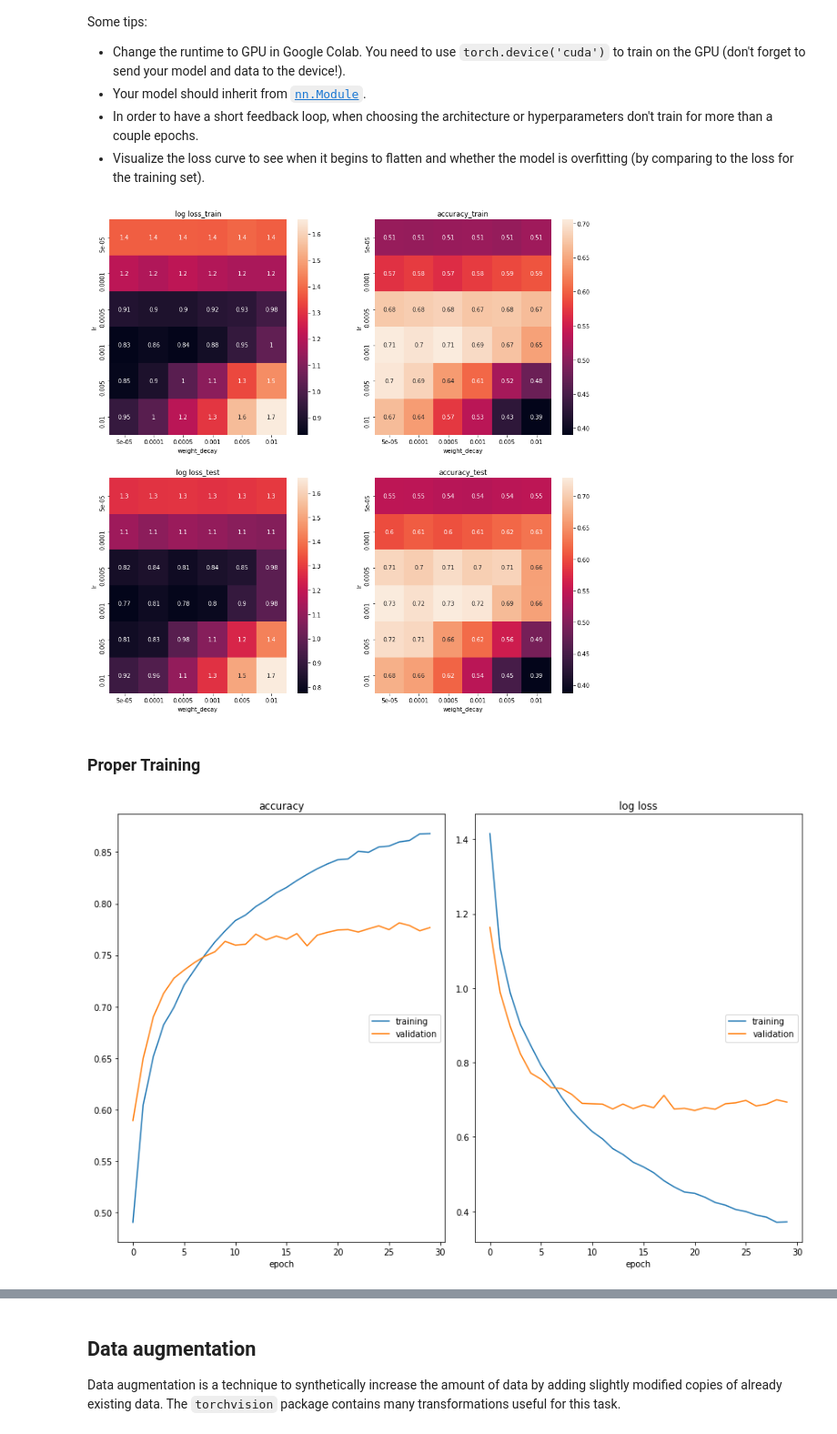
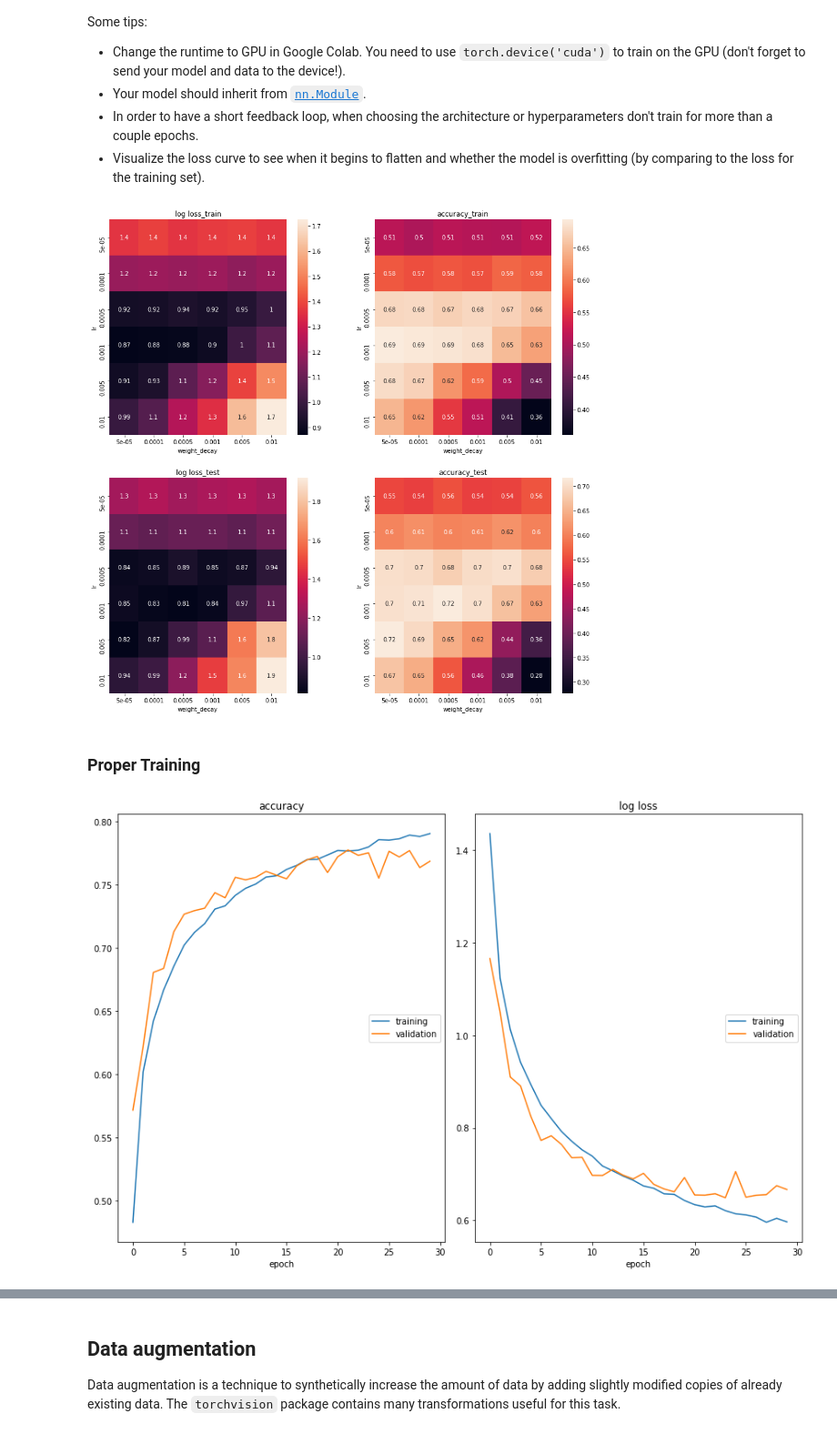
Before and after one commit to BartekKrzepkowski/aann2021-private-bk, a Jupyter notebook: solutions/bk_solution_07_computer_vision.ipynb, the cells around one changed output, grey strips where cells are left out. Shown at 91% size. Cells and saved outputs as stored; diff of their text form; code cells hidden in the pictures.

Commit message:
hw7 implemented dropout batchnorm1d batchnorm2d

```diff
--- a/solutions/bk_solution_07_computer_vision.ipynb
+++ b/solutions/bk_solution_07_computer_vision.ipynb
@@ -158,27 +158,29 @@ def loaders(batch_size, exp_no=0):
     }
     return loaders
 # %%
+from trainer import Dropout, BatchNorm1d, BatchNorm2d
+
 class BN2d_Conv_Net(nn.Module):
     def __init__(self):
         super(BN2d_Conv_Net, self).__init__()
         self.net = nn.Sequential(nn.Conv2d(3, 32, kernel_size=3, stride=2, padding=1), # 15
-                                 nn.BatchNorm2d(32),
+                                 BatchNorm2d(32),
                                  nn.ReLU(),
-                                 nn.Dropout(0.2),
+                                 Dropout(0.2),
                                  nn.Conv2d(32, 64, kernel_size=3, stride=1), # 13
-                                 nn.BatchNorm2d(64),
+                                 BatchNorm2d(64),
                                  nn.ReLU(),
                                  nn.Conv2d(64, 128, kernel_size=3, stride=2, padding=1), # 6
-                                 nn.BatchNorm2d(128),
+                                 BatchNorm2d(128),
                                  nn.ReLU(),
                                  nn.MaxPool2d(kernel_size=2, stride=2)) #3
-        self.fc = nn.Sequential(nn.Dropout(0.2),
+        self.fc = nn.Sequential(Dropout(0.2),
                                 nn.Linear(3*3*128, 256),
-                                nn.BatchNorm1d(256),
+                                BatchNorm1d(256),
                                 nn.ReLU(),
-                                nn.Dropout(0.3),
+                                Dropout(0.3),
                                 nn.Linear(256, 100),
-                                nn.BatchNorm1d(100),
+                                BatchNorm1d(100),
                                 nn.ReLU(),
                                 nn.Linear(100, 10))
 
@@ -219,28 +221,28 @@ params_runs = {
 
 trainer.run_trainer(**params_runs)
 # %% [output]
-[figure, old version]
+[figure, new version]
 # %% [markdown]
 ### Proper Training
 # %%
 model_ls = [{}]
 loaders_ls = [{'exp_no':0, 'batch_size':100}]
 criterion_ls = [{}]
-optim_ls = [{'lr': 0.001, 'weight_decay': 0.00005, 'amsgrad': True}]
+optim_ls = [{'lr': 0.001, 'weight_decay': 0.0005, 'amsgrad': True}]
 
 iter_params = IteratorParams(model_ls, loaders_ls, criterion_ls, optim_ls)
 
 params_runs = {
     'iter_params': iter_params,
     'epochs': 30,
     'exp_name': 'proper_training',
     'key_params': None,
     'device': device
 }
 
 trainer.run_trainer(**params_runs)
 # %% [output]
-[figure, old version]
+[figure, new version]
 # %%
 import pandas as pd
 
```
Also changed, not shown: parts of 6 cells of this notebook, 1 other file.
